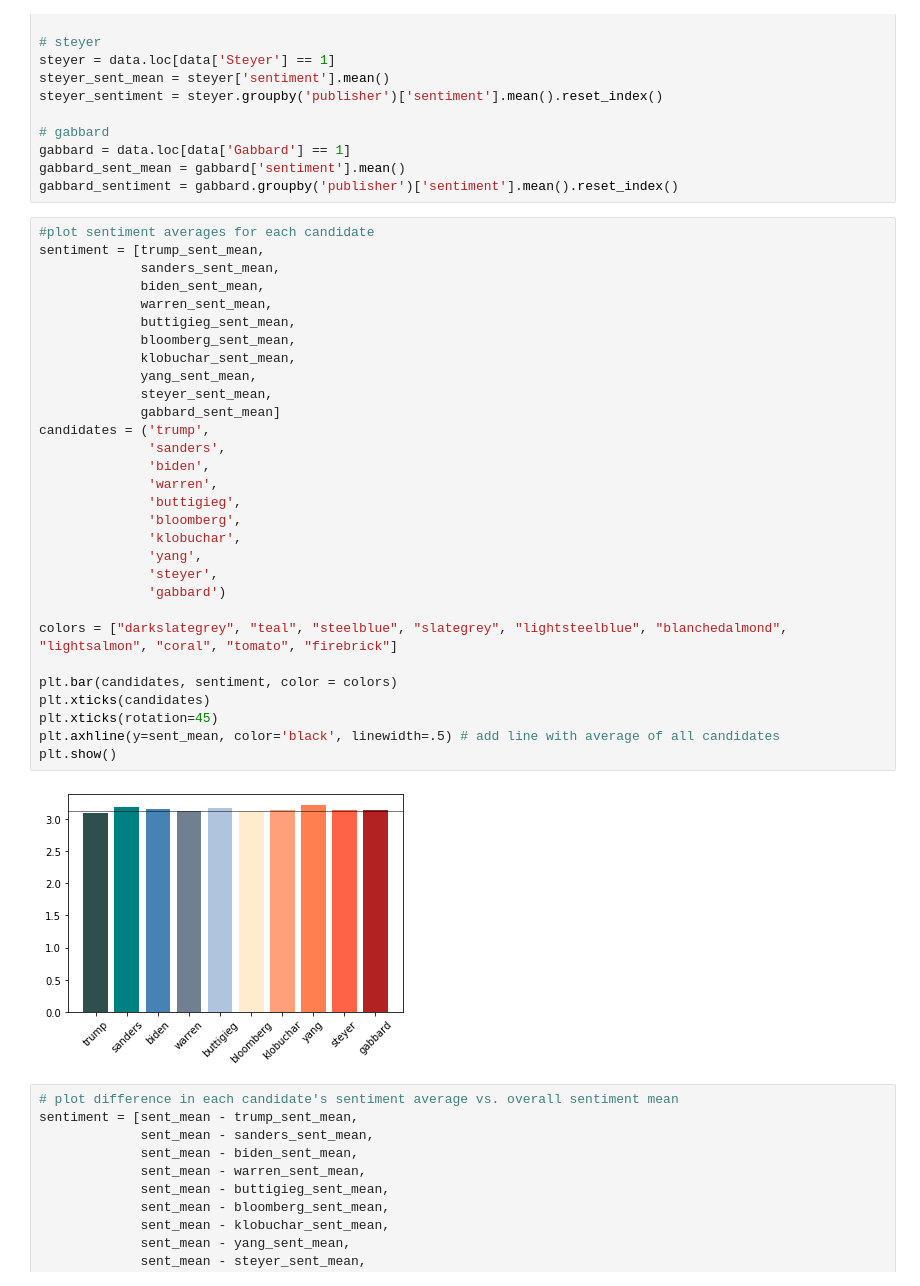
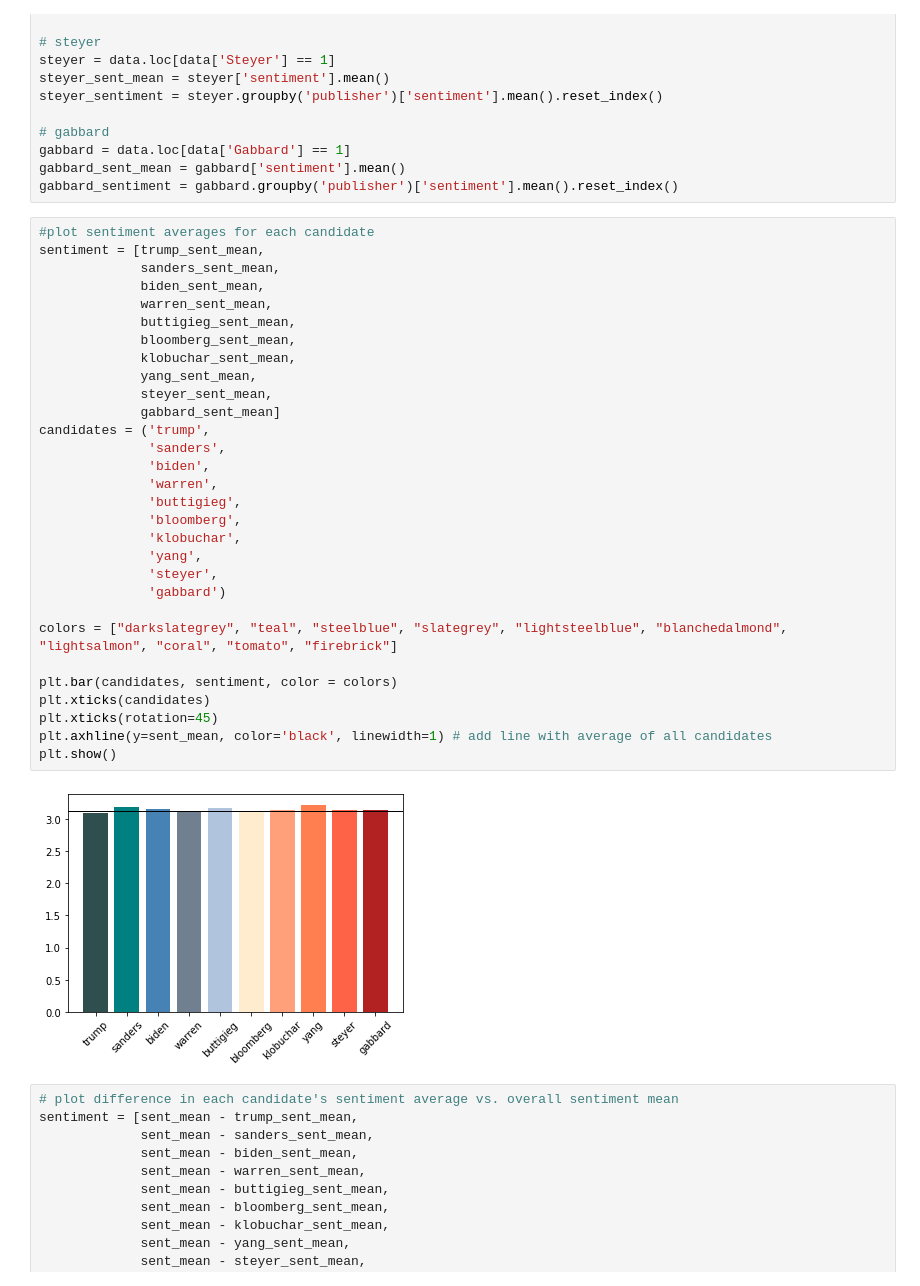
Before and after one commit to MarinaWyss/Hertie-NLP-Python-Project, a Jupyter notebook: 4_Sentiment Analysis.ipynb, the cells around one changed output. Saved outputs shown, nothing was run; the diff lists cells and outputs as text.

```diff
--- a/4_Sentiment Analysis.ipynb
+++ b/4_Sentiment Analysis.ipynb
@@ -367,35 +373,35 @@ gabbard_sentiment = gabbard.groupby('publisher')['sentiment'].mean().reset_index
 # %%
 #plot sentiment averages for each candidate
 sentiment = [trump_sent_mean,
              sanders_sent_mean,
              biden_sent_mean,
              warren_sent_mean,
              buttigieg_sent_mean,
              bloomberg_sent_mean,
              klobuchar_sent_mean,
              yang_sent_mean,
              steyer_sent_mean,
              gabbard_sent_mean]
 candidates = ('trump',
               'sanders',
               'biden',
               'warren',
               'buttigieg',
               'bloomberg',
               'klobuchar',
               'yang',
               'steyer',
               'gabbard')
 
 colors = ["darkslategrey", "teal", "steelblue", "slategrey", "lightsteelblue", "blanchedalmond", "lightsalmon", "coral", "tomato", "firebrick"]
 
 plt.bar(candidates, sentiment, color = colors)
 plt.xticks(candidates)
 plt.xticks(rotation=45)
-plt.axhline(y=sent_mean, color='black', linewidth=.5) # add line with average of all candidates
+plt.axhline(y=sent_mean, color='black', linewidth=1) # add line with average of all candidates
 plt.show()
 # %% [output]
-[figure, old version]
+[figure, new version]
 # %%
 # plot difference in each candidate's sentiment average vs. overall sentiment mean
 sentiment = [sent_mean - trump_sent_mean,
```
Also changed, not shown: parts of 8 cells of this notebook, 1 other file.
